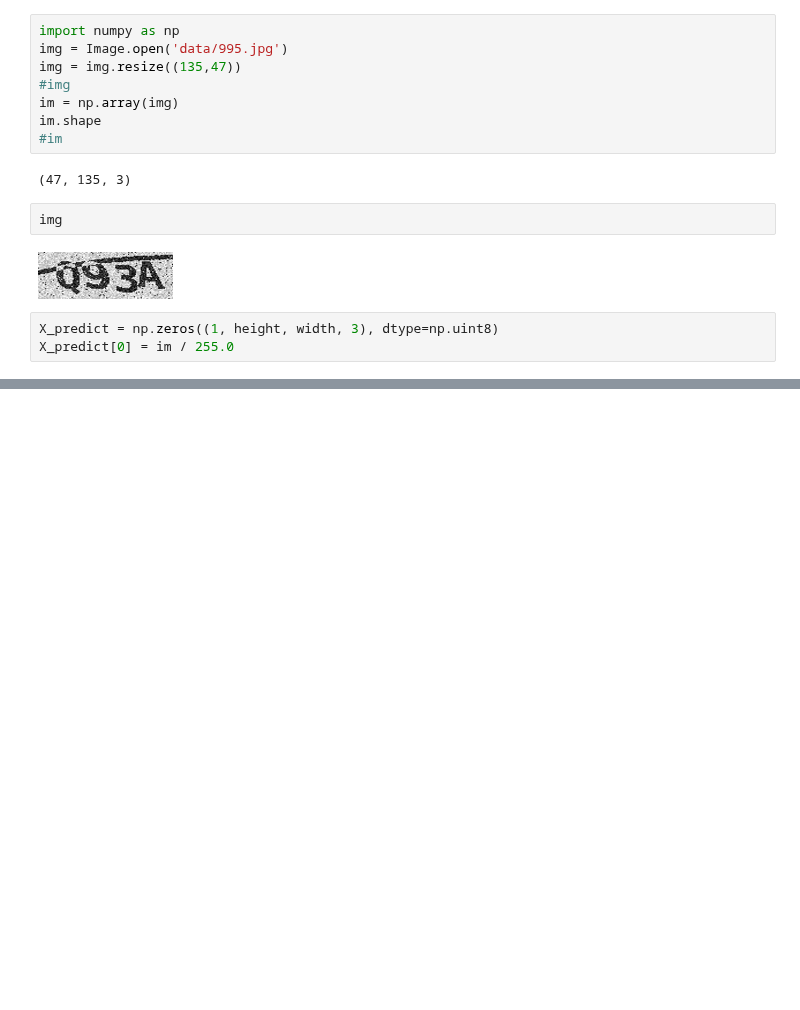
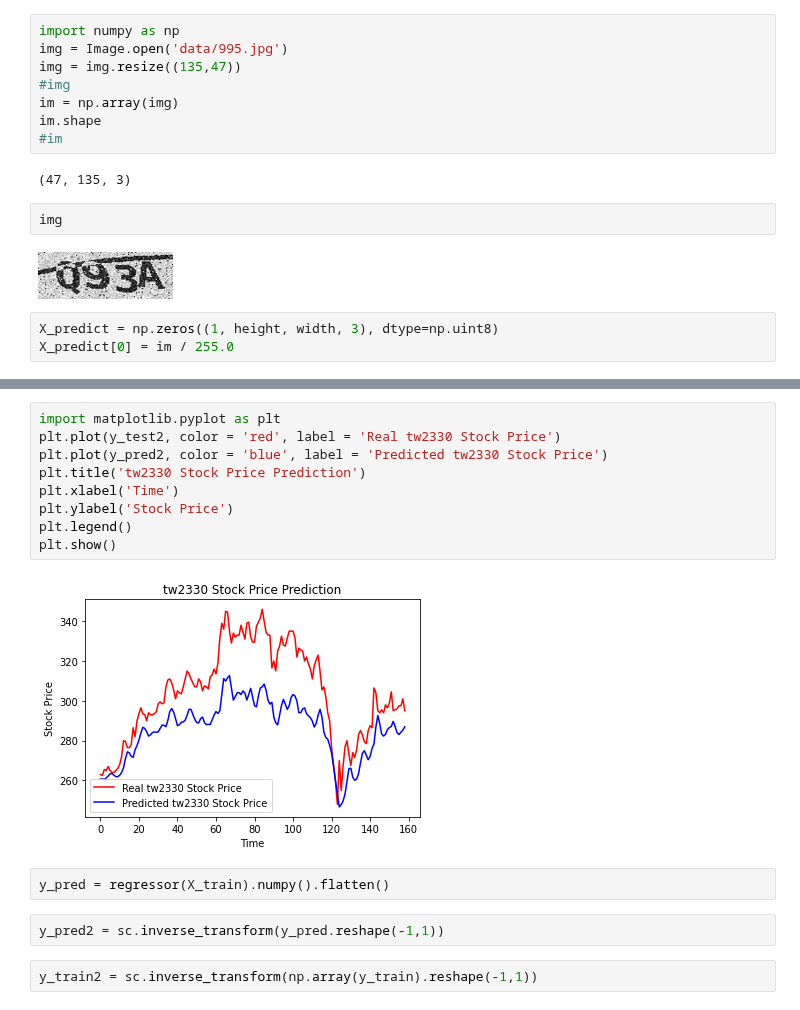
Before and after one commit to ywchiu/taipeifubon, a Jupyter notebook: Demo20200512.ipynb, the cells around one changed output, grey strips where cells are left out. Drawn from its saved outputs; the diff is of its cells as text; blank space fills up the shorter version.

```diff
--- a/Demo20200512.ipynb
+++ b/Demo20200512.ipynb
@@ -210,0 +534,17 @@ a
+# %%
+import matplotlib.pyplot as plt
+plt.plot(y_test2, color = 'red', label = 'Real tw2330 Stock Price')
+plt.plot(y_pred2, color = 'blue', label = 'Predicted tw2330 Stock Price')
+plt.title('tw2330 Stock Price Prediction')
+plt.xlabel('Time')
+plt.ylabel('Stock Price')
+plt.legend()
+plt.show()
+# %% [output]
+[figure, added]
+# %%
+y_pred = regressor(X_train).numpy().flatten()
+# %%
+y_pred2 = sc.inverse_transform(y_pred.reshape(-1,1))
+# %%
+y_train2 = sc.inverse_transform(np.array(y_train).reshape(-1,1))
```
Also changed, not shown: parts of 40 cells of this notebook.
